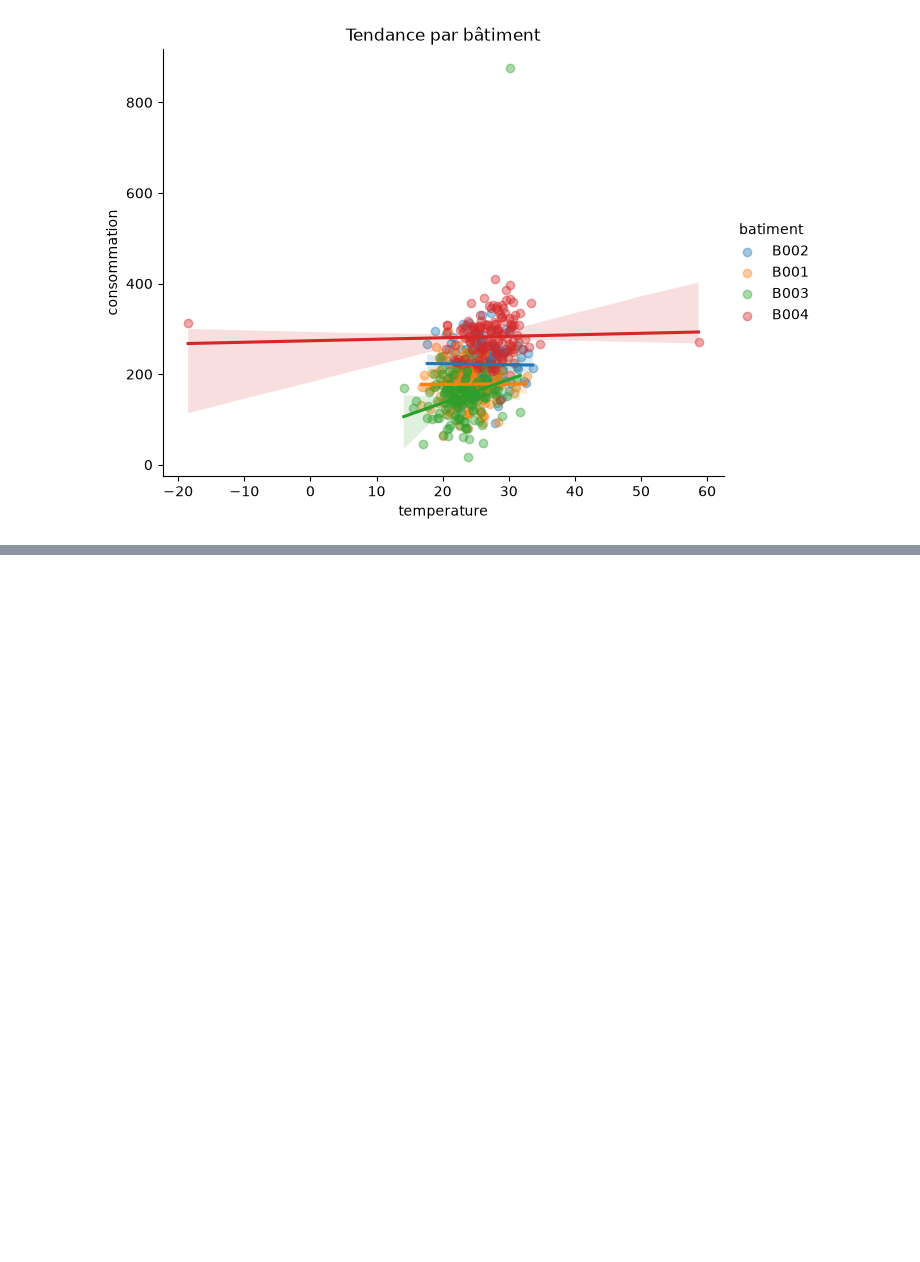
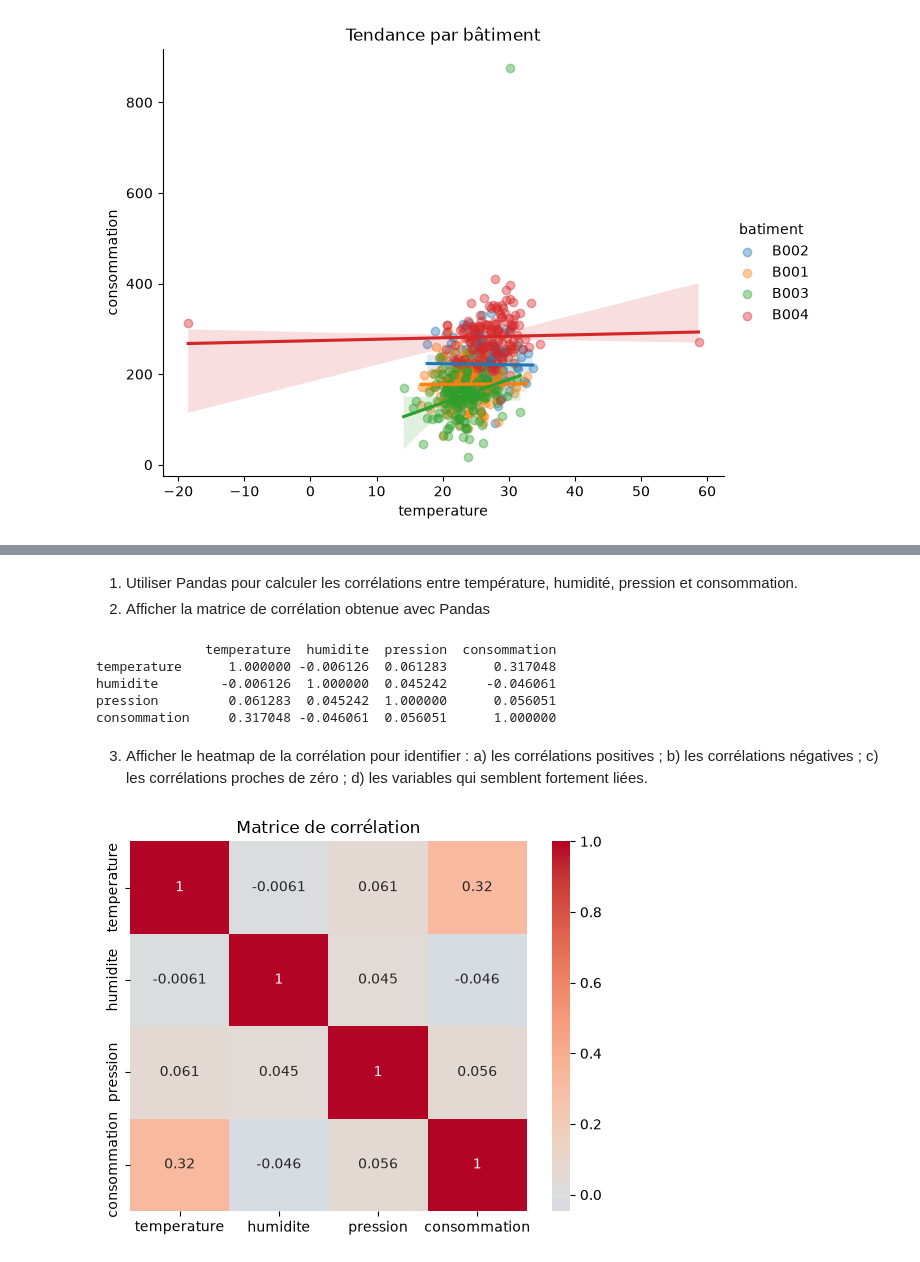
Before and after one commit to yohanfredyh/atelier_seaborn, a Jupyter notebook: notebooks/atelier_seaborn_iot.ipynb, the cells around one changed output, grey strips where cells are left out. Drawn from its saved outputs; the diff is of its cells as text; code cells hidden in the pictures; blank space fills up the shorter version.

```diff
--- a/notebooks/atelier_seaborn_iot.ipynb
+++ b/notebooks/atelier_seaborn_iot.ipynb
@@ -324,0 +335,26 @@ plt.show()
+# %% [markdown]
+1) Utiliser Pandas pour calculer les corrélations entre température, humidité, pression et
+consommation.
+2) Afficher la matrice de corrélation obtenue avec Pandas
+# %%
+colonnes = ['temperature', 'humidite', 'pression', 'consommation']
+matrice_corr = df[colonnes].corr()
+print(matrice_corr)
+# %% [output]
+              temperature  humidite  pression  consommation
+temperature      1.000000 -0.006126  0.061283      0.317048
+humidite        -0.006126  1.000000  0.045242     -0.046061
+pression         0.061283  0.045242  1.000000      0.056051
+consommation     0.317048 -0.046061  0.056051      1.000000
+# %% [markdown]
+3) Afficher le heatmap de la corrélation pour identifier :
+a) les corrélations positives ;
+b) les corrélations négatives ;
+c) les corrélations proches de zéro ;
+d) les variables qui semblent fortement liées.
+# %%
+sns.heatmap(matrice_corr, annot=True, cmap="coolwarm", center=0)
+plt.title("Matrice de corrélation")
+plt.show()
+# %% [output]
+[figure, added]
```
Also changed, not shown: parts of 2 cells of this notebook.
